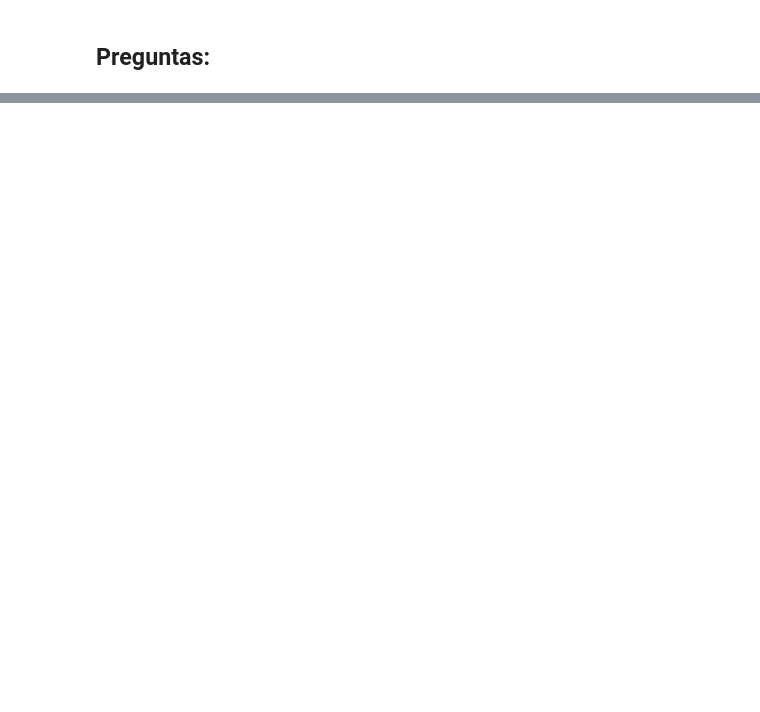
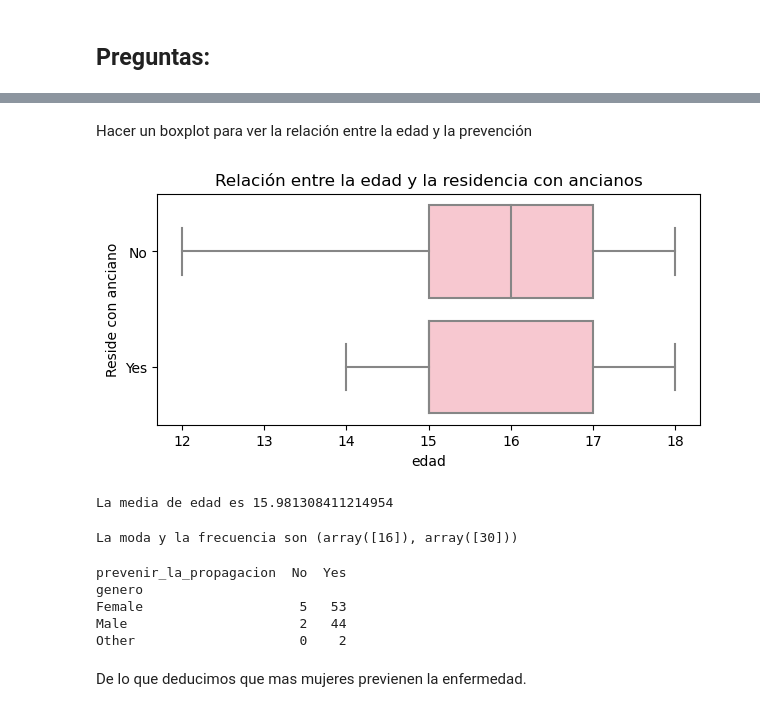
Before and after one commit to Adalab/DA-promoC-modulo-02-Marina-Lourdes-Ana, a Jupyter notebook: Estadistica/04-Estadistica-04.ipynb, the cells around one changed output, grey strips where cells are left out. Drawn from its saved outputs; the diff is of its cells as text; code cells hidden in the pictures; blank space fills up the shorter version.

```diff
--- a/Estadistica/04-Estadistica-04.ipynb
+++ b/Estadistica/04-Estadistica-04.ipynb
@@ -105,0 +166,20 @@ Preguntas:
+# %% [markdown]
+Hacer un boxplot para ver la relación entre la edad y la prevención
+# %%
+plt.figure(figsize =(7,3))
+fig = sns.boxplot(x=edad, y= reside, color=  "pink")
+fig.set(xlabel='edad', ylabel= 'Reside con anciano' )
+fig.set_title('Relación entre la edad y la residencia con ancianos')
+plt.show()
+# %% [output]
+[figure, added]
+# %%
+media = np.mean(edad)
+print (f'La media de edad es {media}')
+# %% [output]
+La media de edad es 15.981308411214954
+# %%
+moda, frecuencia = stats.mode(edad)
+print (f'La moda y la frecuencia son {moda, frecuencia}')
+# %% [output]
+La moda y la frecuencia son (array([16]), array([30]))
@@ -105,0 +194,12 @@ Preguntas:
+# %%
+data_crosstab = pd.crosstab(genero,
+                            prevenir)
+print(data_crosstab)
+# %% [output]
+prevenir_la_propagacion  No  Yes
+genero
+Female                    5   53
+Male                      2   44
+Other                     0    2
+# %% [markdown]
+De lo que deducimos que mas mujeres previenen la enfermedad.
```
Also changed, not shown: parts of 34 cells of this notebook, 2 other files.
